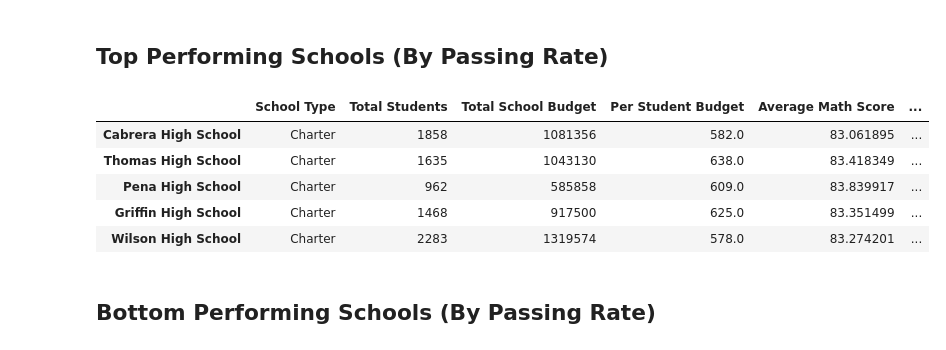
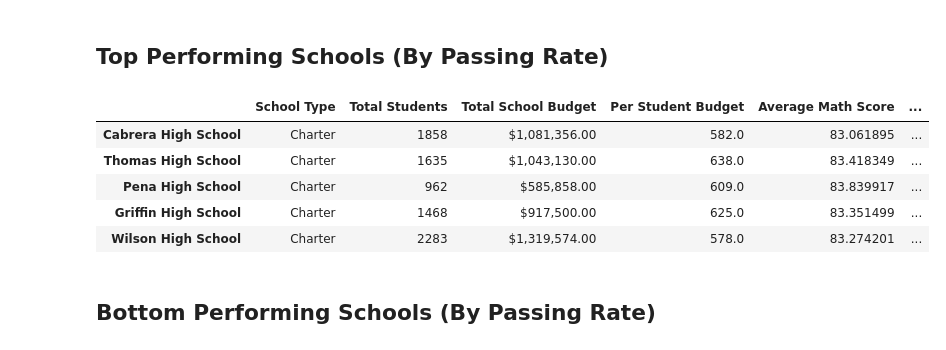
Before and after one commit to ryanlessig/Homework_4_Pandas, a Jupyter notebook: Academy of Py.ipynb, the cells around one changed output. Cells and saved outputs as stored; diff of their text form; code cells hidden in the pictures.

Commit message:
updated formatting and code tweaks

```diff
--- a/Academy of Py.ipynb
+++ b/Academy of Py.ipynb
@@ -106,30 +141,30 @@ overall_pass_perct_summary = round(((math_pass_perct_summary + reading_pass_perc
 # %%
 ###Data Frame
 
 #put all the variables into a dataframe named school_summary_df
 school_summary_df = pd.DataFrame({"School Type": school_type,
                                 "Total Students": total_students_summary,
-                                "Total School Budget": total_budget_summary,
+                                "Total School Budget": total_budget_summary.map('${:,.2f}'.format),
                                 "Per Student Budget": per_student_budget,
                                 "Average Math Score": avg_math_score_summary,
                                 "Average Reading Score": avg_reading_score_summary,
                                 "% Passing Math": math_pass_perct_summary,
                                 "% Passing Reading": reading_pass_perct_summary,
                                 "% Overall Passing Rate": overall_pass_perct_summary})
 
 #sort the output of the dataframe by top overall passing percentage
 #remove the display of the index name
 #print the dataframe, only showing the first five rows of the sorted dataframe
 sorted_best_schools = school_summary_df.sort_values('% Overall Passing Rate', ascending = False)
 sorted_best_schools.index.name = None
 sorted_best_schools.head(5)
 # %% [output]
 |  | School Type | Total Students | Total School Budget | Per Student Budget | Average Math Score | ... |
-| Cabrera High School | Charter | 1858 | 1081356 | 582.0 | 83.061895 | ... |
-| Thomas High School | Charter | 1635 | 1043130 | 638.0 | 83.418349 | ... |
-| Pena High School | Charter | 962 | 585858 | 609.0 | 83.839917 | ... |
-| Griffin High School | Charter | 1468 | 917500 | 625.0 | 83.351499 | ... |
-| Wilson High School | Charter | 2283 | 1319574 | 578.0 | 83.274201 | ... |
+| Cabrera High School | Charter | 1858 | $1,081,356.00 | 582.0 | 83.061895 | ... |
+| Thomas High School | Charter | 1635 | $1,043,130.00 | 638.0 | 83.418349 | ... |
+| Pena High School | Charter | 962 | $585,858.00 | 609.0 | 83.839917 | ... |
+| Griffin High School | Charter | 1468 | $917,500.00 | 625.0 | 83.351499 | ... |
+| Wilson High School | Charter | 2283 | $1,319,574.00 | 578.0 | 83.274201 | ... |
 # %% [markdown]
 ## Bottom Performing Schools (By Passing Rate)
 # %%
```
Also changed, not shown: parts of 2 cells of this notebook.
